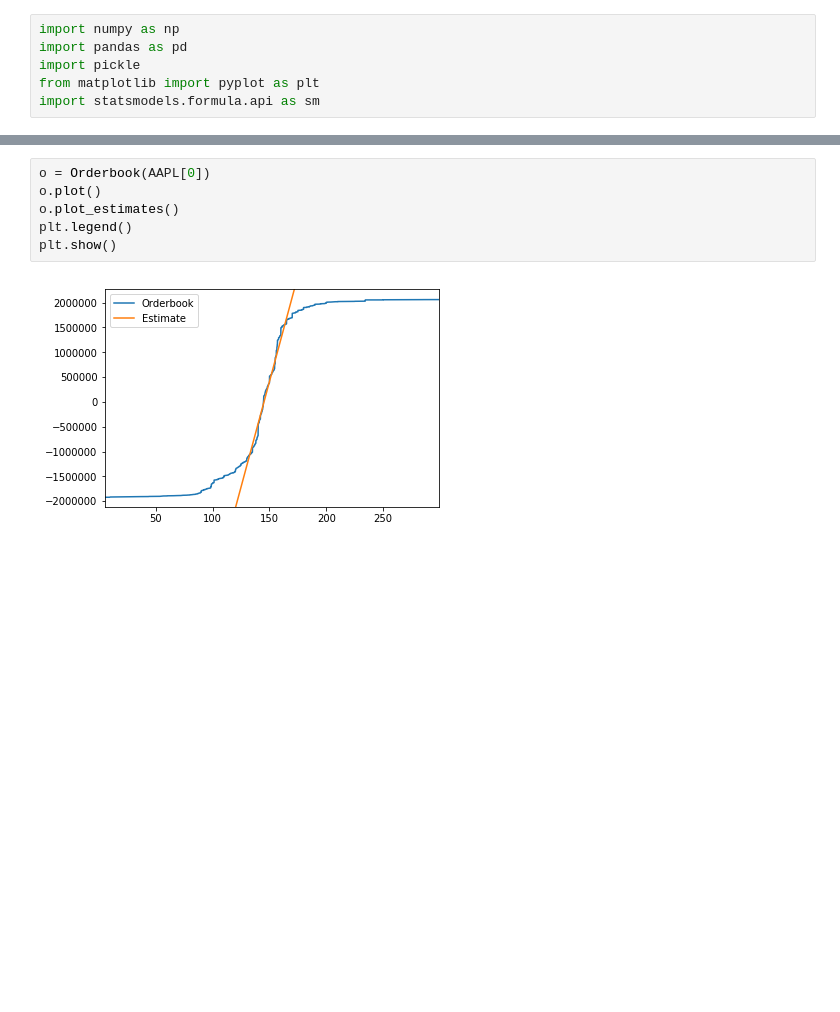
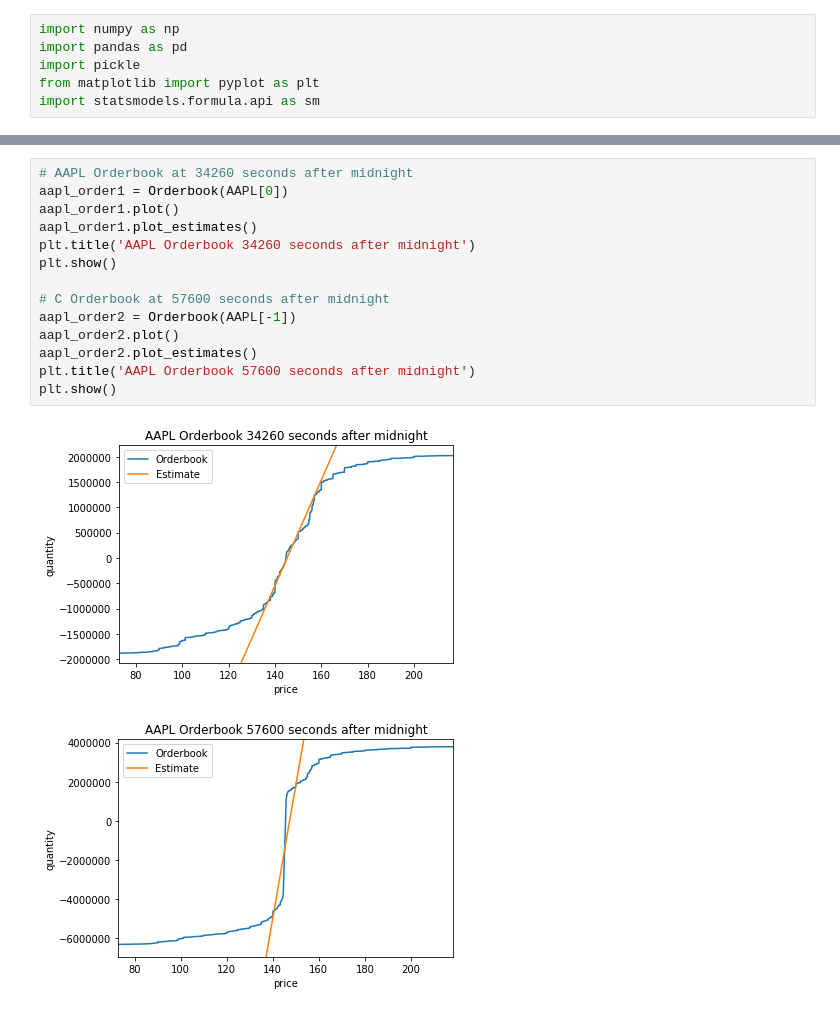
Before and after one commit to reikolaski/BootCamp2018, a Jupyter notebook: ProbSets/Econ/ProbSet6/Orderbooks.ipynb, the cells around one changed output, grey strips where cells are left out. Drawn from its saved outputs; the diff is of its cells as text; blank space fills up the shorter version.

```diff
--- a/ProbSets/Econ/ProbSet6/Orderbooks.ipynb
+++ b/ProbSets/Econ/ProbSet6/Orderbooks.ipynb
@@ -62,8 +69,17 @@ class Orderbook:
-# %%
-o = Orderbook(AAPL[0])
-o.plot()
-o.plot_estimates()
-plt.legend()
-plt.show()
-# %% [output]
-[figure, removed]
+# %%
+# AAPL Orderbook at 34260 seconds after midnight
+aapl_order1 = Orderbook(AAPL[0])
+aapl_order1.plot()
+aapl_order1.plot_estimates()
+plt.title('AAPL Orderbook 34260 seconds after midnight')
+plt.show()
+
+# C Orderbook at 57600 seconds after midnight
+aapl_order2 = Orderbook(AAPL[-1])
+aapl_order2.plot()
+aapl_order2.plot_estimates()
+plt.title('AAPL Orderbook 57600 seconds after midnight')
+plt.show()
+# %% [output]
+[figure, added]
+[figure, added]
```
Also changed, not shown: parts of 28 cells of this notebook.
